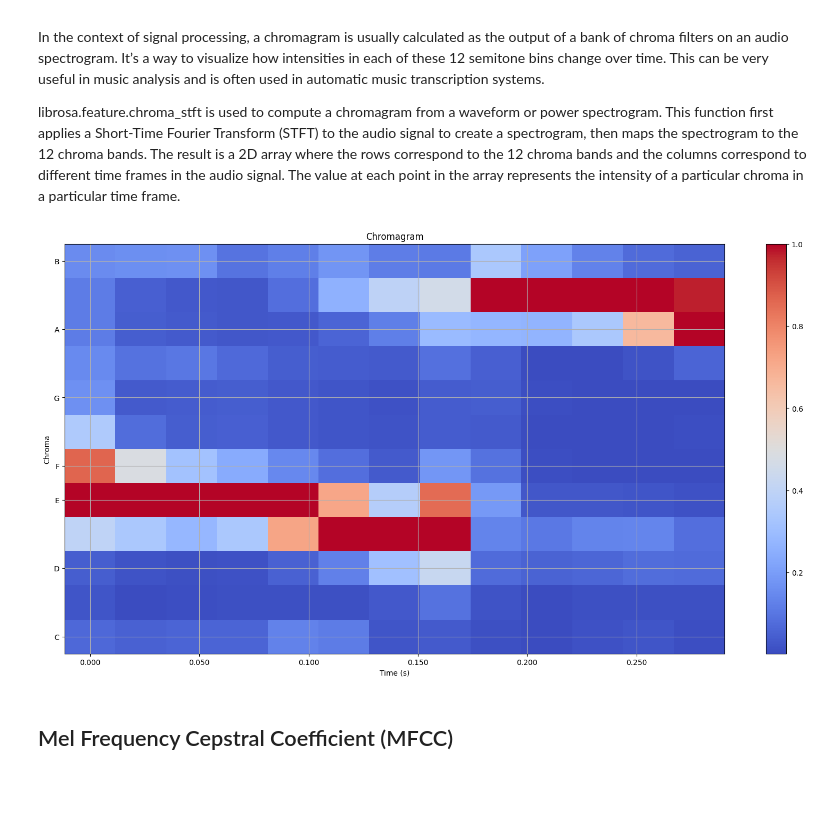
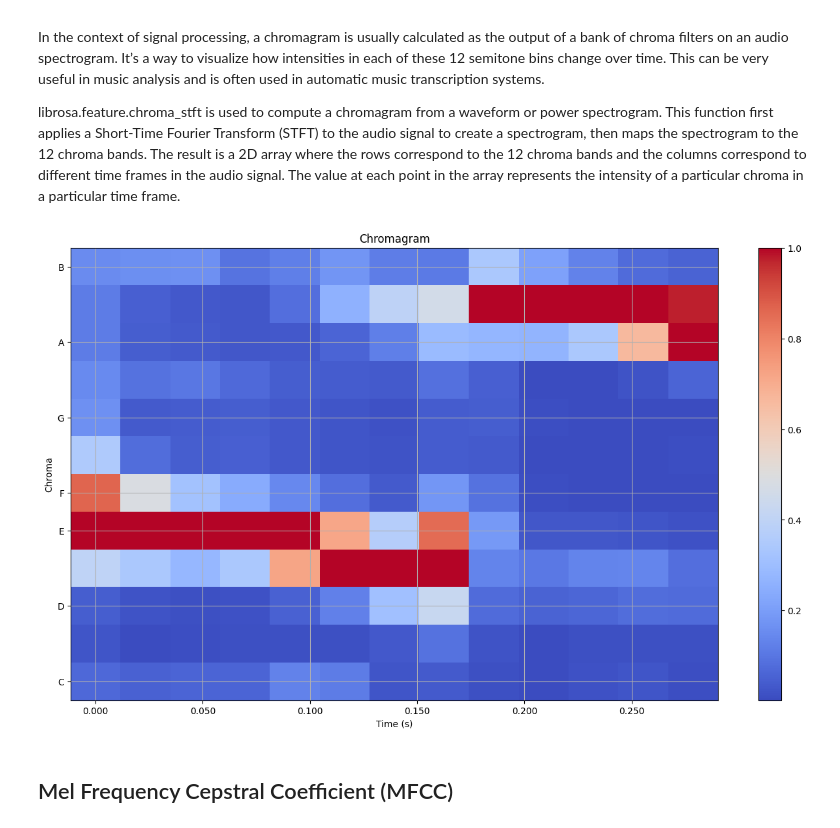
Before and after one commit to dilne/Ultimate-Audio-Dataset-DL-Processor, a Jupyter notebook: Ultimate Audio Dataset DL Processor.ipynb, the cells around one changed output. Saved outputs shown, nothing was run; the diff lists cells and outputs as text; code cells hidden in the pictures; blank space fills up the shorter version.

```diff
--- a/Ultimate Audio Dataset DL Processor.ipynb
+++ b/Ultimate Audio Dataset DL Processor.ipynb
@@ -106,18 +105,18 @@ librosa.feature.chroma_stft is used to compute a chromagram from a waveform or p
 # %%
 y, sr = librosa.load(file_path)
 
 chromagram = librosa.feature.chroma_stft(y=y, sr=sr)
 
-plt.figure(figsize=(20, 10))  # Increase figure size
+plt.figure(figsize=(16, 9))  # Increase figure size
 img = librosa.display.specshow(chromagram, x_axis='time', y_axis='chroma', cmap='coolwarm')
 plt.title('Chromagram')
 plt.xlabel('Time (s)')  # Add x label with units
 plt.ylabel('Chroma')  # Add y label
 plt.colorbar(img)  # Add colorbar
 plt.grid(True)  # Add a grid
 plt.show()
 # %% [output]
-[figure, old version]
+[figure, new version]
 # %% [markdown]
 ## Mel Frequency Cepstral Coefficient (MFCC)
 # %% [markdown]
```
Also changed, not shown: parts of 8 cells of this notebook.
